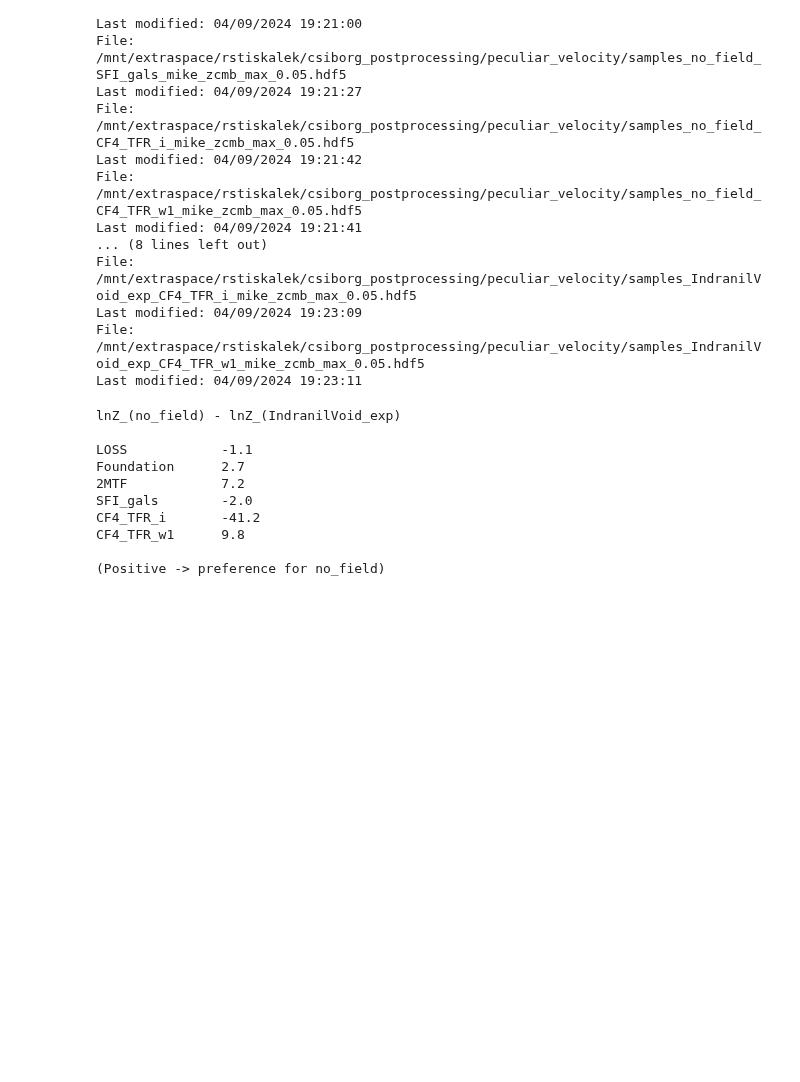
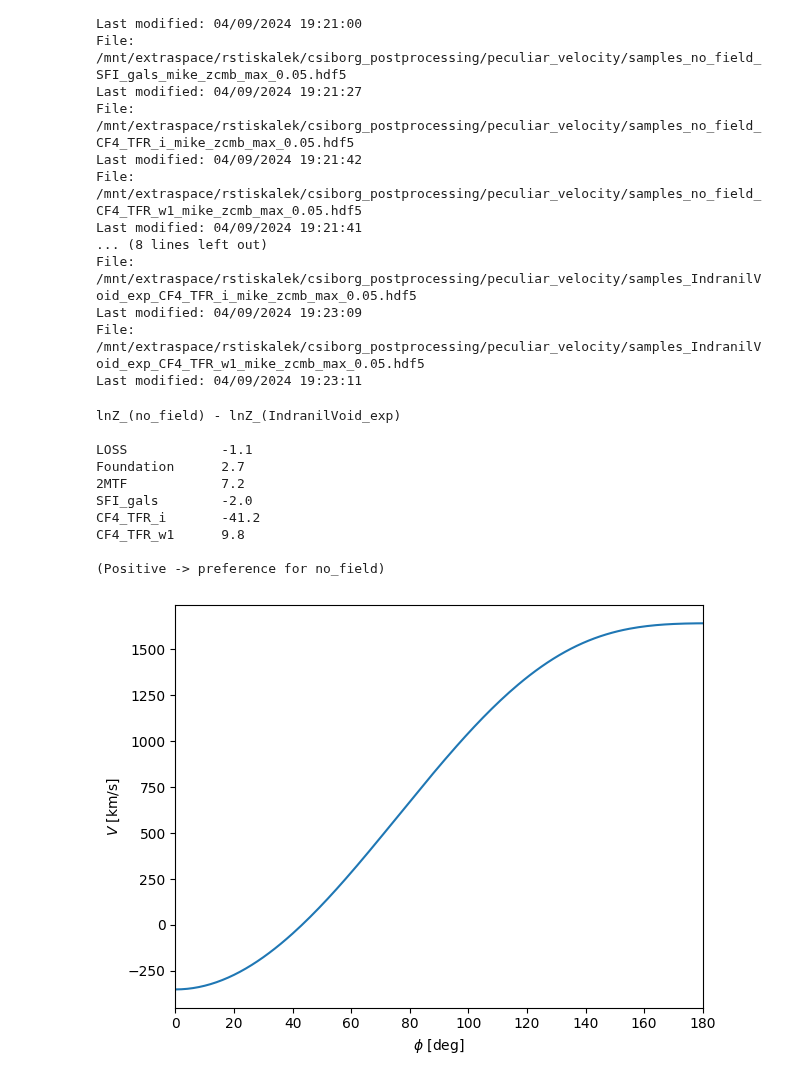
Before and after one commit to Richard-Sti/csiborgtools, a Jupyter notebook: notebooks/flow/reconstruction_comparison.ipynb, the cells around one changed output. Drawn from its saved outputs; the diff is of its cells as text; code cells hidden in the pictures; blank space fills up the shorter version.

```diff
--- a/notebooks/flow/reconstruction_comparison.ipynb
+++ b/notebooks/flow/reconstruction_comparison.ipynb
@@ -827,3 +829,21 @@ CF4_TFR_i       -41.2
 CF4_TFR_w1      9.8
 
 (Positive -> preference for no_field)
+# %%
+data = np.loadtxt("/mnt/extraspace/rstiskalek/catalogs/v_pec_EXP_IndranilVoid.dat")
+
+r = np.arange(0, 251)
+phi = np.arange(0, 181)
+# %%
+plt.figure()
+plt.plot(phi, data[:, 100])
+plt.xlabel(r"$\phi ~ [\mathrm{deg}]$")
+plt.ylabel(r"$V ~ [\mathrm{km} / \mathrm{s}]$")
+
+plt.xlim(0, 180)
+plt.tight_layout()
+plt.savefig("../../plots/profile.png", dpi=450)
+
+plt.show()
+# %% [output]
+[figure, added]
```
Also changed, not shown: parts of 1 cell of this notebook.
